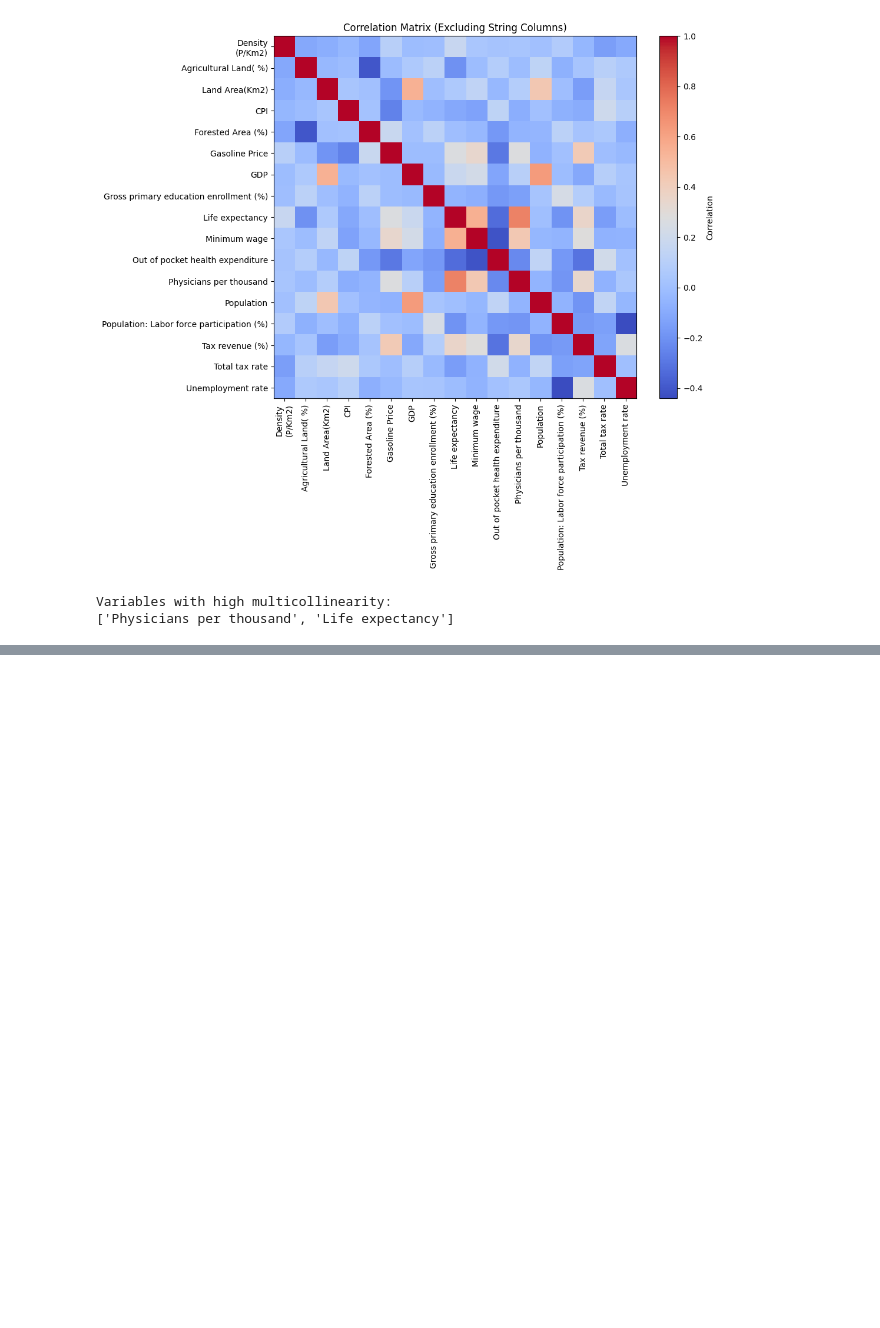
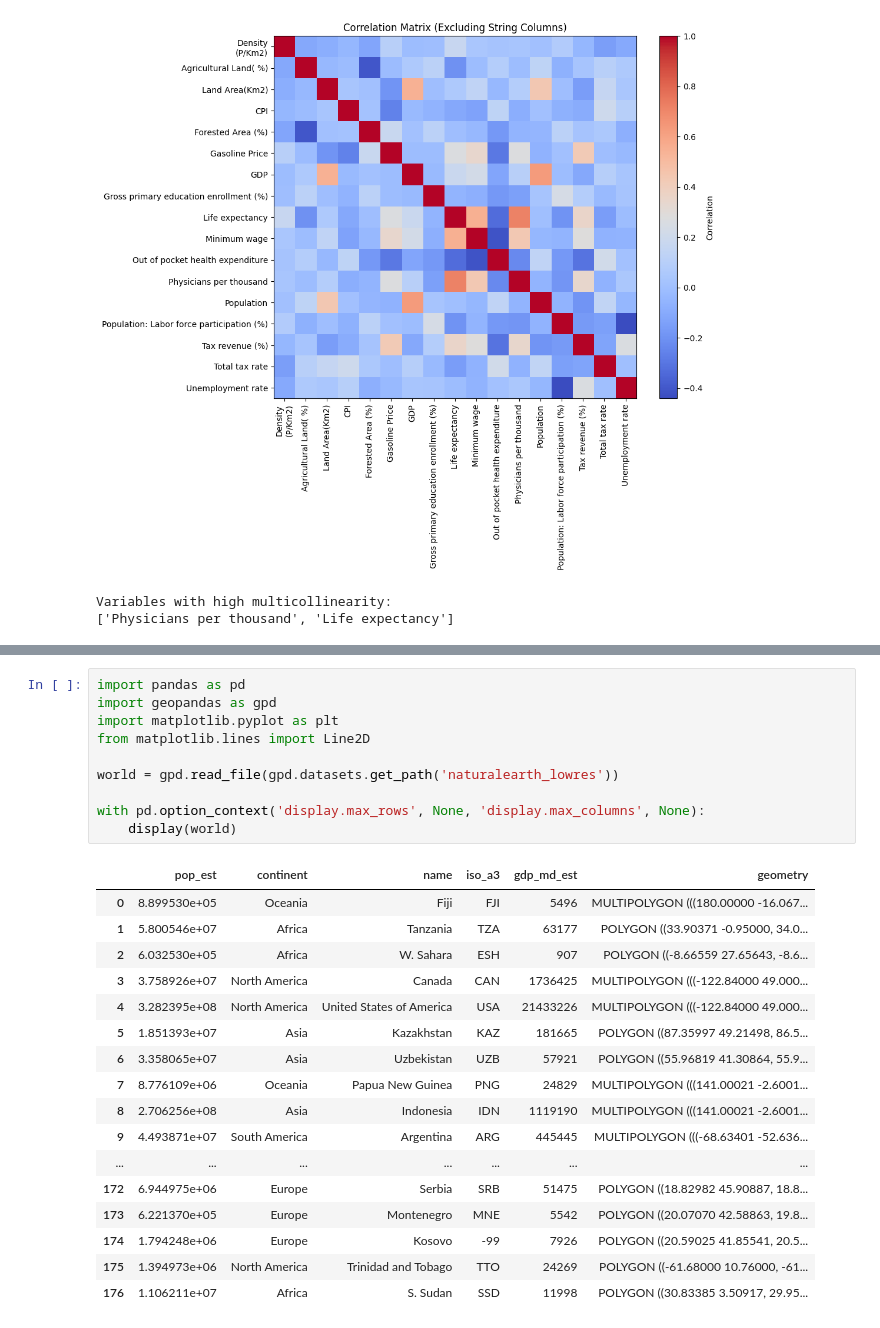
Before and after one commit to KacperWro/DataAnalysisCA, a Jupyter notebook: main.ipynb, the cells around one changed output, grey strips where cells are left out. Saved outputs shown, nothing was run; the diff lists cells and outputs as text; blank space fills up the shorter version.

```diff
--- a/main.ipynb
+++ b/main.ipynb
@@ -386,0 +398,28 @@ with pd.option_context('display.max_rows', None, 'display.max_columns', None):
+# %%
+import pandas as pd
+import geopandas as gpd
+import matplotlib.pyplot as plt
+from matplotlib.lines import Line2D
+
+world = gpd.read_file(gpd.datasets.get_path('naturalearth_lowres'))
+
+with pd.option_context('display.max_rows', None, 'display.max_columns', None):
+    display(world)
+# %% [output]
+|  | pop_est | continent | name | iso_a3 | gdp_md_est | geometry |
+| 0 | 8.899530e+05 | Oceania | Fiji | FJI | 5496 | MULTIPOLYGON (((180.00000 -16.067... |
+| 1 | 5.800546e+07 | Africa | Tanzania | TZA | 63177 | POLYGON ((33.90371 -0.95000, 34.0... |
+| 2 | 6.032530e+05 | Africa | W. Sahara | ESH | 907 | POLYGON ((-8.66559 27.65643, -8.6... |
+| 3 | 3.758926e+07 | North America | Canada | CAN | 1736425 | MULTIPOLYGON (((-122.84000 49.000... |
+| 4 | 3.282395e+08 | North America | United States of America | USA | 21433226 | MULTIPOLYGON (((-122.84000 49.000... |
+| 5 | 1.851393e+07 | Asia | Kazakhstan | KAZ | 181665 | POLYGON ((87.35997 49.21498, 86.5... |
+| 6 | 3.358065e+07 | Asia | Uzbekistan | UZB | 57921 | POLYGON ((55.96819 41.30864, 55.9... |
+| 7 | 8.776109e+06 | Oceania | Papua New Guinea | PNG | 24829 | MULTIPOLYGON (((141.00021 -2.6001... |
+| 8 | 2.706256e+08 | Asia | Indonesia | IDN | 1119190 | MULTIPOLYGON (((141.00021 -2.6001... |
+| 9 | 4.493871e+07 | South America | Argentina | ARG | 445445 | MULTIPOLYGON (((-68.63401 -52.636... |
+| ... | ... | ... | ... | ... | ... | ... |
+| 172 | 6.944975e+06 | Europe | Serbia | SRB | 51475 | POLYGON ((18.82982 45.90887, 18.8... |
+| 173 | 6.221370e+05 | Europe | Montenegro | MNE | 5542 | POLYGON ((20.07070 42.58863, 19.8... |
+| 174 | 1.794248e+06 | Europe | Kosovo | -99 | 7926 | POLYGON ((20.59025 41.85541, 20.5... |
+| 175 | 1.394973e+06 | North America | Trinidad and Tobago | TTO | 24269 | POLYGON ((-61.68000 10.76000, -61... |
+| 176 | 1.106211e+07 | Africa | S. Sudan | SSD | 11998 | POLYGON ((30.83385 3.50917, 29.95... |
```
Also changed, not shown: parts of 5 cells of this notebook.
